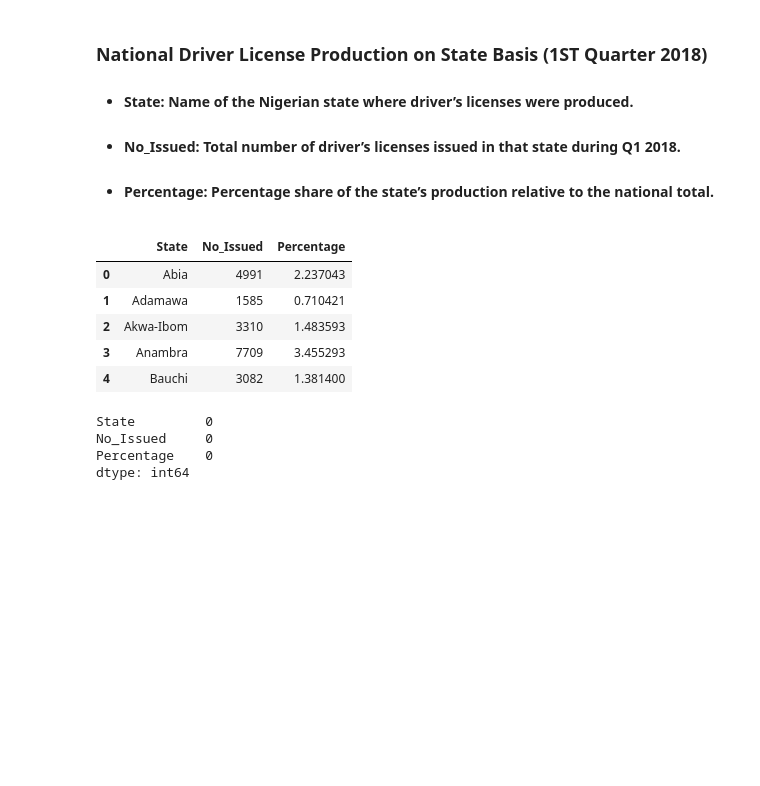
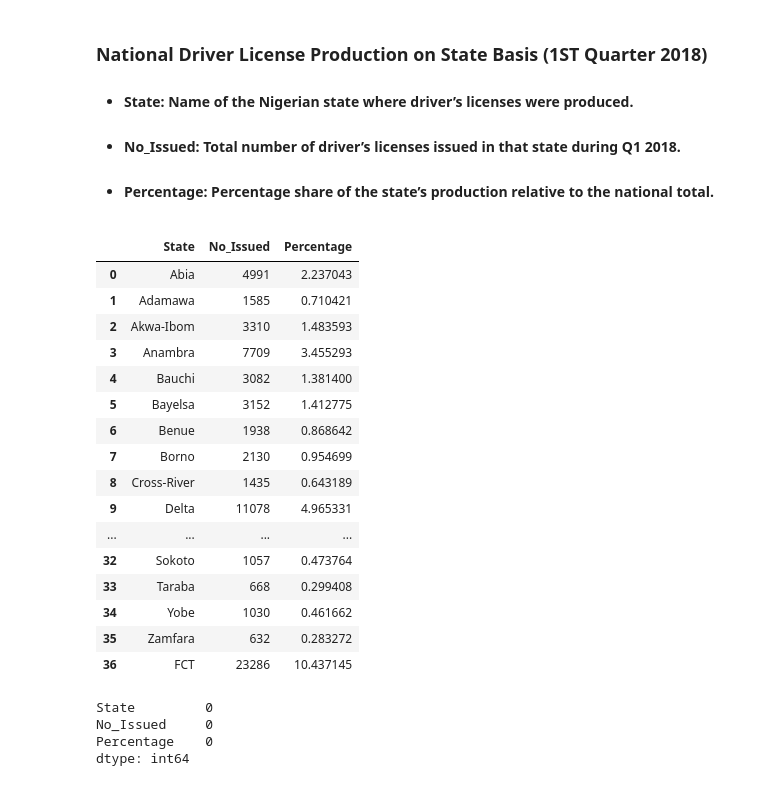
Before and after one commit to Agafie-Divine/Automotive_Data_Science, a Jupyter notebook: Quarter1_2018/quarter1_2018.ipynb, the cells around one changed output. Cells and saved outputs as stored; diff of their text form; code cells hidden in the pictures; blank space fills up the shorter version.

```diff
--- a/Quarter1_2018/quarter1_2018.ipynb
+++ b/Quarter1_2018/quarter1_2018.ipynb
@@ -30,14 +30,25 @@ driv_lic = (q1_2018.parse('Drivers License', usecols=[1, 2, 3],
                          names=['State', 'No_Issued', 'Percentage'],
                          skiprows=[0, 39]))
 # %%
-driv_lic.head()
+driv_lic
 # %% [output]
 |  | State | No_Issued | Percentage |
 | 0 | Abia | 4991 | 2.237043 |
 | 1 | Adamawa | 1585 | 0.710421 |
 | 2 | Akwa-Ibom | 3310 | 1.483593 |
 | 3 | Anambra | 7709 | 3.455293 |
 | 4 | Bauchi | 3082 | 1.381400 |
+| 5 | Bayelsa | 3152 | 1.412775 |
+| 6 | Benue | 1938 | 0.868642 |
+| 7 | Borno | 2130 | 0.954699 |
+| 8 | Cross-River | 1435 | 0.643189 |
+| 9 | Delta | 11078 | 4.965331 |
+| ... | ... | ... | ... |
+| 32 | Sokoto | 1057 | 0.473764 |
+| 33 | Taraba | 668 | 0.299408 |
+| 34 | Yobe | 1030 | 0.461662 |
+| 35 | Zamfara | 632 | 0.283272 |
+| 36 | FCT | 23286 | 10.437145 |
 # %%
 # Check for missing values
 driv_lic.isna().sum()
```
Also changed, not shown: 2 other files.
